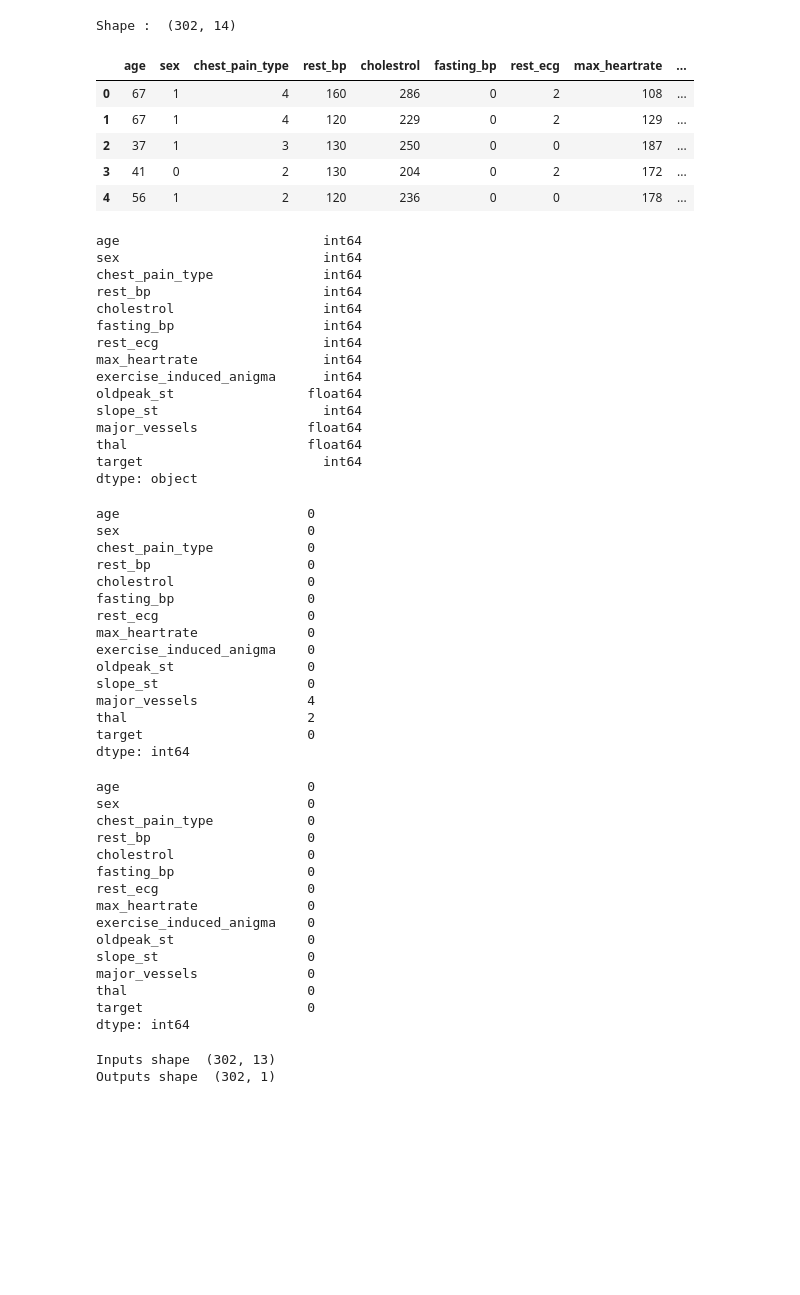
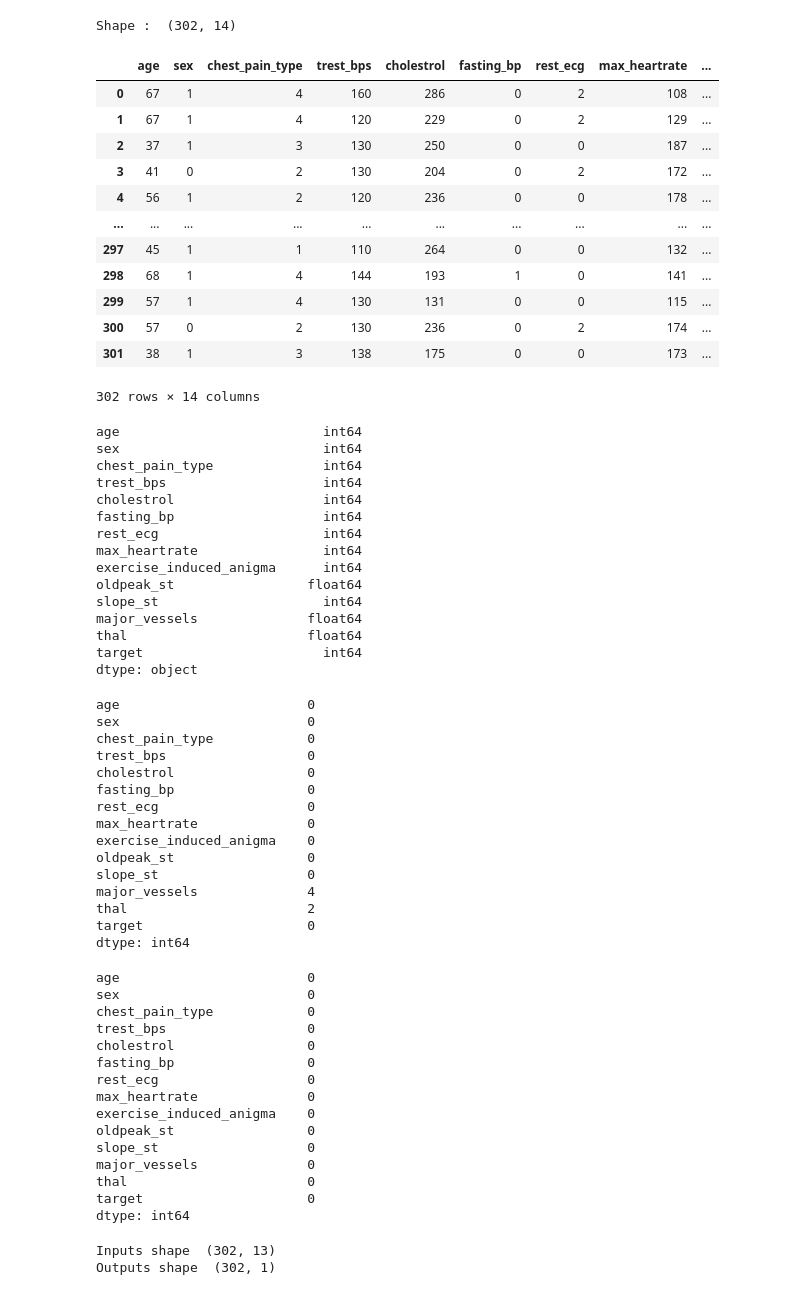
Before and after one commit to balaji-2k1/heart_disease_prediction, a Jupyter notebook: heart_disease_prediction.ipynb, the cells around one changed output. Saved outputs shown, nothing was run; the diff lists cells and outputs as text; code cells hidden in the pictures; blank space fills up the shorter version.

```diff
--- a/heart_disease_prediction.ipynb
+++ b/heart_disease_prediction.ipynb
@@ -7,7 +7,7 @@ import matplotlib.pyplot as plt
 import pickle
 
 df = pd.read_csv('/content/drive/MyDrive/github/heart_prediction/cleveland.csv')
-cols = ['age', 'sex', 'chest_pain_type', 'rest_bp', 'cholestrol',
+cols = ['age', 'sex', 'chest_pain_type', 'trest_bps', 'cholestrol',
       'fasting_bp', 'rest_ecg', 'max_heartrate', 'exercise_induced_anigma',
       'oldpeak_st', 'slope_st', 'major_vessels', 'thal', 'target']
 df.columns=cols
@@ -15,21 +15,28 @@ print("Shape : ",df.shape)
 # %% [output]
 Shape :  (302, 14)
 # %%
-df.head()
+df
 # %% [output]
-|  | age | sex | chest_pain_type | rest_bp | cholestrol | fasting_bp | rest_ecg | max_heartrate | ... |
+|  | age | sex | chest_pain_type | trest_bps | cholestrol | fasting_bp | rest_ecg | max_heartrate | ... |
 | 0 | 67 | 1 | 4 | 160 | 286 | 0 | 2 | 108 | ... |
 | 1 | 67 | 1 | 4 | 120 | 229 | 0 | 2 | 129 | ... |
 | 2 | 37 | 1 | 3 | 130 | 250 | 0 | 0 | 187 | ... |
 | 3 | 41 | 0 | 2 | 130 | 204 | 0 | 2 | 172 | ... |
 | 4 | 56 | 1 | 2 | 120 | 236 | 0 | 0 | 178 | ... |
+| ... | ... | ... | ... | ... | ... | ... | ... | ... | ... |
+| 297 | 45 | 1 | 1 | 110 | 264 | 0 | 0 | 132 | ... |
+| 298 | 68 | 1 | 4 | 144 | 193 | 1 | 0 | 141 | ... |
+| 299 | 57 | 1 | 4 | 130 | 131 | 0 | 0 | 115 | ... |
+| 300 | 57 | 0 | 2 | 130 | 236 | 0 | 2 | 174 | ... |
+| 301 | 38 | 1 | 3 | 138 | 175 | 0 | 0 | 173 | ... |
+302 rows × 14 columns
 # %%
 print(df.dtypes)
 # %% [output]
 age                          int64
 sex                          int64
 chest_pain_type              int64
-rest_bp                      int64
+trest_bps                    int64
 cholestrol                   int64
 fasting_bp                   int64
 rest_ecg                     int64
@@ -47,7 +54,7 @@ df.isna().sum()
 age                        0
 sex                        0
 chest_pain_type            0
-rest_bp                    0
+trest_bps                  0
 cholestrol                 0
 fasting_bp                 0
 rest_ecg                   0
@@ -73,7 +80,7 @@ df.isna().sum()
 age                        0
 sex                        0
 chest_pain_type            0
-rest_bp                    0
+trest_bps                  0
 cholestrol                 0
 fasting_bp                 0
 rest_ecg                   0
```
Also changed, not shown: parts of 19 cells of this notebook, 2 other files.
